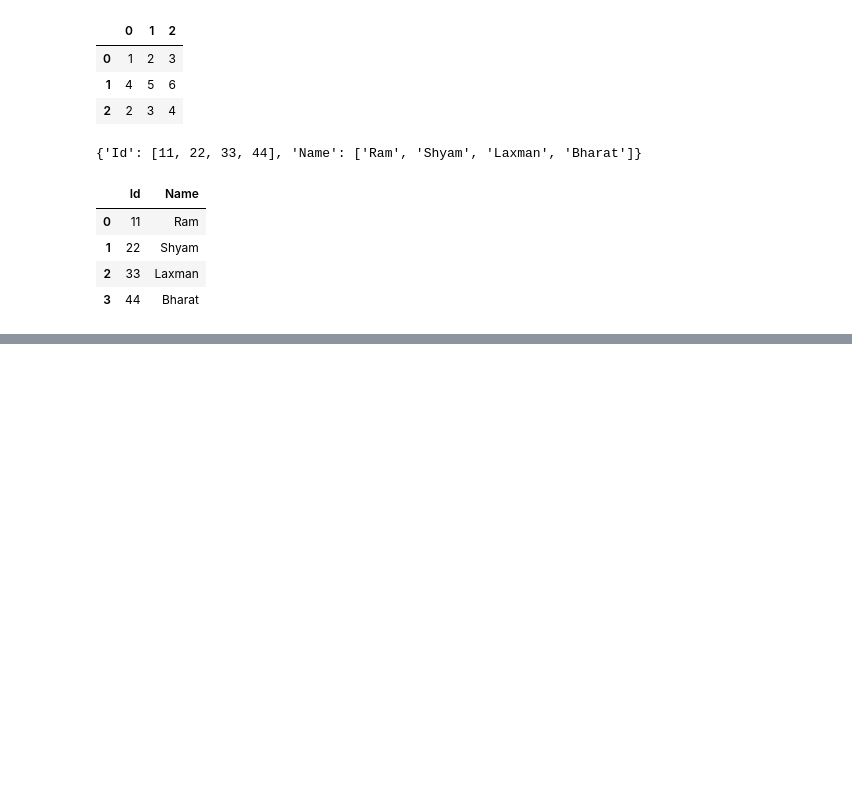
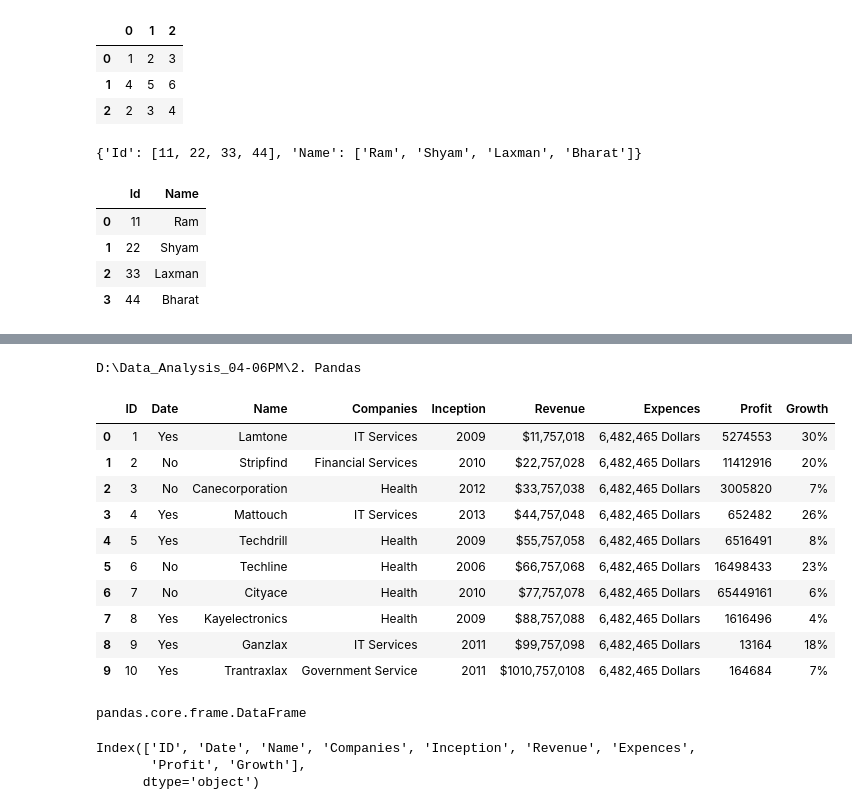
Before and after one commit to Roushan-World/DA_04-06PM, a Jupyter notebook: 1.pandas.ipynb, the cells around one changed output, grey strips where cells are left out. Cells and saved outputs as stored; diff of their text form; code cells hidden in the pictures; blank space fills up the shorter version.

```diff
--- a/1.pandas.ipynb
+++ b/1.pandas.ipynb
@@ -306,0 +432,4 @@ df3
+# %%
+print(os.getcwd())
+# %% [output]
+D:\Data_Analysis_04-06PM\2. Pandas
@@ -306,0 +440,27 @@ df3
+# %%
+df=pd.read_csv("D:\\Data_Analysis_04-06PM\\Fortune_10.csv")
+df
+# %% [output]
+|  | ID | Date | Name | Companies | Inception | Revenue | Expences | Profit | Growth |
+| 0 | 1 | Yes | Lamtone | IT Services | 2009 | $11,757,018 | 6,482,465 Dollars | 5274553 | 30% |
+| 1 | 2 | No | Stripfind | Financial Services | 2010 | $22,757,028 | 6,482,465 Dollars | 11412916 | 20% |
+| 2 | 3 | No | Canecorporation | Health | 2012 | $33,757,038 | 6,482,465 Dollars | 3005820 | 7% |
+| 3 | 4 | Yes | Mattouch | IT Services | 2013 | $44,757,048 | 6,482,465 Dollars | 652482 | 26% |
+| 4 | 5 | Yes | Techdrill | Health | 2009 | $55,757,058 | 6,482,465 Dollars | 6516491 | 8% |
+| 5 | 6 | No | Techline | Health | 2006 | $66,757,068 | 6,482,465 Dollars | 16498433 | 23% |
+| 6 | 7 | No | Cityace | Health | 2010 | $77,757,078 | 6,482,465 Dollars | 65449161 | 6% |
+| 7 | 8 | Yes | Kayelectronics | Health | 2009 | $88,757,088 | 6,482,465 Dollars | 1616496 | 4% |
+| 8 | 9 | Yes | Ganzlax | IT Services | 2011 | $99,757,098 | 6,482,465 Dollars | 13164 | 18% |
+| 9 | 10 | Yes | Trantraxlax | Government Service | 2011 | $1010,757,0108 | 6,482,465 Dollars | 164684 | 7% |
+# %%
+# check the file dtype
+
+type(df)
+# %% [output]
+pandas.core.frame.DataFrame
+# %%
+df.columns
+# %% [output]
+Index(['ID', 'Date', 'Name', 'Companies', 'Inception', 'Revenue', 'Expences',
+       'Profit', 'Growth'],
+      dtype='object')
```
Also changed, not shown: parts of 22 cells of this notebook.
